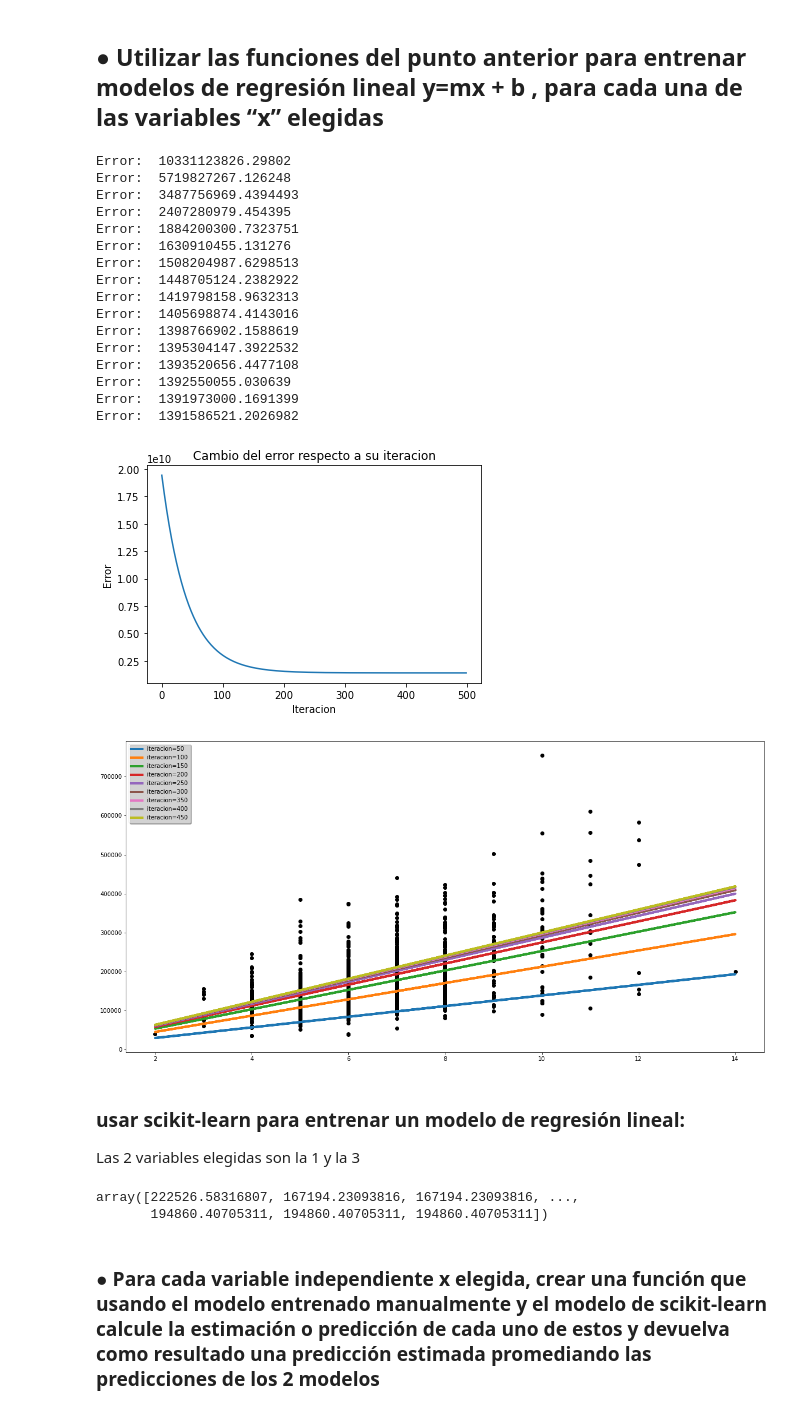
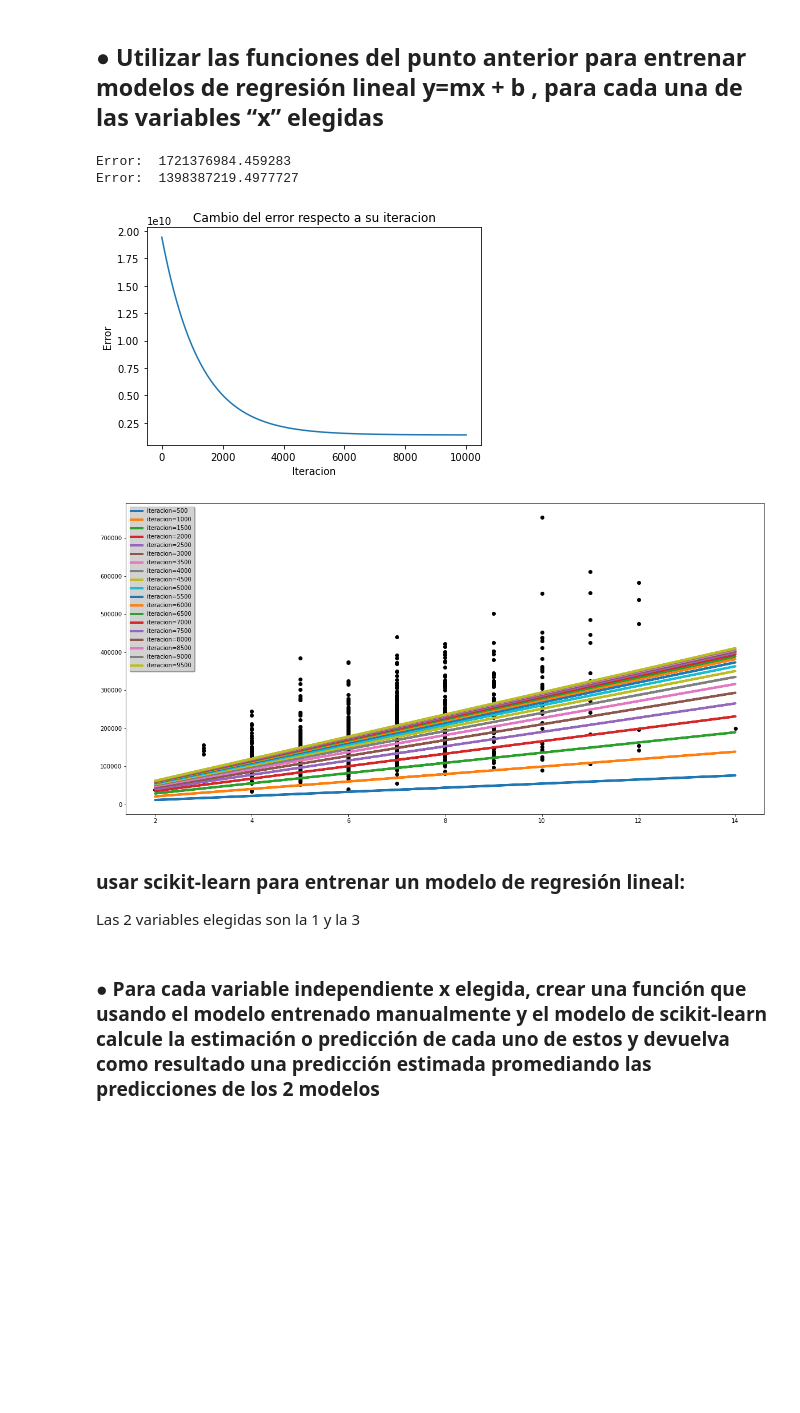
Before and after one commit to EmilioGGG/galileo, a Jupyter notebook: Proyecto_Final_CDP.ipynb, the cells around one changed output. Drawn from its saved outputs; the diff is of its cells as text; code cells hidden in the pictures; blank space fills up the shorter version.

```diff
--- a/Proyecto_Final_CDP.ipynb
+++ b/Proyecto_Final_CDP.ipynb
@@ -208,5 +208,5 @@ def func_proyecto(x,y,epo,print_flag,lr_rate):
     return (error_array, y_modelo)
 # %%
 #Aqui hay que probar lo del excel para ver como funciona
-error_val, modelo = func_proyecto([65,80,68],[208.5,181.5,223.5],10,2,0.0001)
+error_val, modelo = func_proyecto([65,80,68],[208.5,181.5,223.5],10,5,0.0001)
 # %% [output]
@@ -244,7 +241,7 @@ tiempo_error(error_val)
 ## ●	Crear una función que nos permita visualizar con matplotlib cómo evoluciona el modelo entrenado en el tiempo
 # %%
 def modelo_tiempo(modelo,iter,x,y):
-    fig, axq = plt.subplots(1,1,figsize=(20, 10))
+    fig, axq = plt.subplots(1,1,figsize=(10, 10))
     axq.scatter(x, y,  color='black')
     # Train the model using the training sets
     for  val  in range(len(modelo)):
@@ -268,28 +265,14 @@ modelo_tiempo(modelo, 50,[65,80,68],[208.5,181.5,223.5])
 # %% [markdown]
 ## ●	Utilizar las funciones del punto anterior para entrenar modelos de regresión lineal y=mx +  b , para cada una de las variables “x” elegidas
 # %%
-error_val, modelo = func_proyecto(data_entrenamiento[:,1],data_entrenamiento[:,0],500,30,0.0003)
+error_val, modelo = func_proyecto(data_entrenamiento[:,1],data_entrenamiento[:,0],10000, 5000,0.000010)
 tiempo_error(error_val)
-modelo_tiempo(modelo, 50,data_entrenamiento[:,3],data_entrenamiento[:,0])
+modelo_tiempo(modelo, 500,data_entrenamiento[:,3],data_entrenamiento[:,0])
 # %% [output]
-Error:  10331123826.29802
-Error:  5719827267.126248
-Error:  3487756969.4394493
-Error:  2407280979.454395
-Error:  1884200300.7323751
-Error:  1630910455.131276
-Error:  1508204987.6298513
-Error:  1448705124.2382922
-Error:  1419798158.9632313
-Error:  1405698874.4143016
-Error:  1398766902.1588619
-Error:  1395304147.3922532
-Error:  1393520656.4477108
-Error:  1392550055.030639
-Error:  1391973000.1691399
-Error:  1391586521.2026982
+Error:  1721376984.459283
+Error:  1398387219.4977727
-[figure, old version]
+[figure, new version]
-[figure, old version]
+[figure, new version]
 # %% [markdown]
 ### usar scikit-learn para entrenar un modelo de regresión lineal:
 Las 2 variables elegidas son la 1 y la 3
@@ -316,10 +299,7 @@ def func_scikit(data_entrena,var_rec):
 # %%
-func_scikit(data_entrenamiento,1)
+#func_scikit(data_entrenamiento,1)
 
-func_scikit(data_entrenamiento,3)
+#func_scikit(data_entrenamiento,3)
-# %% [output]
-array([222526.58316807, 167194.23093816, 167194.23093816, ...,
-       194860.40705311, 194860.40705311, 194860.40705311])
 # %% [markdown]
 ### ●	Para cada variable independiente x elegida, crear una función que usando el modelo entrenado manualmente y el modelo de scikit-learn calcule la estimación o predicción de cada uno de estos y devuelva como resultado una predicción estimada promediando las predicciones de los 2  modelos
 # %%
```
Also changed, not shown: parts of 6 cells of this notebook.
